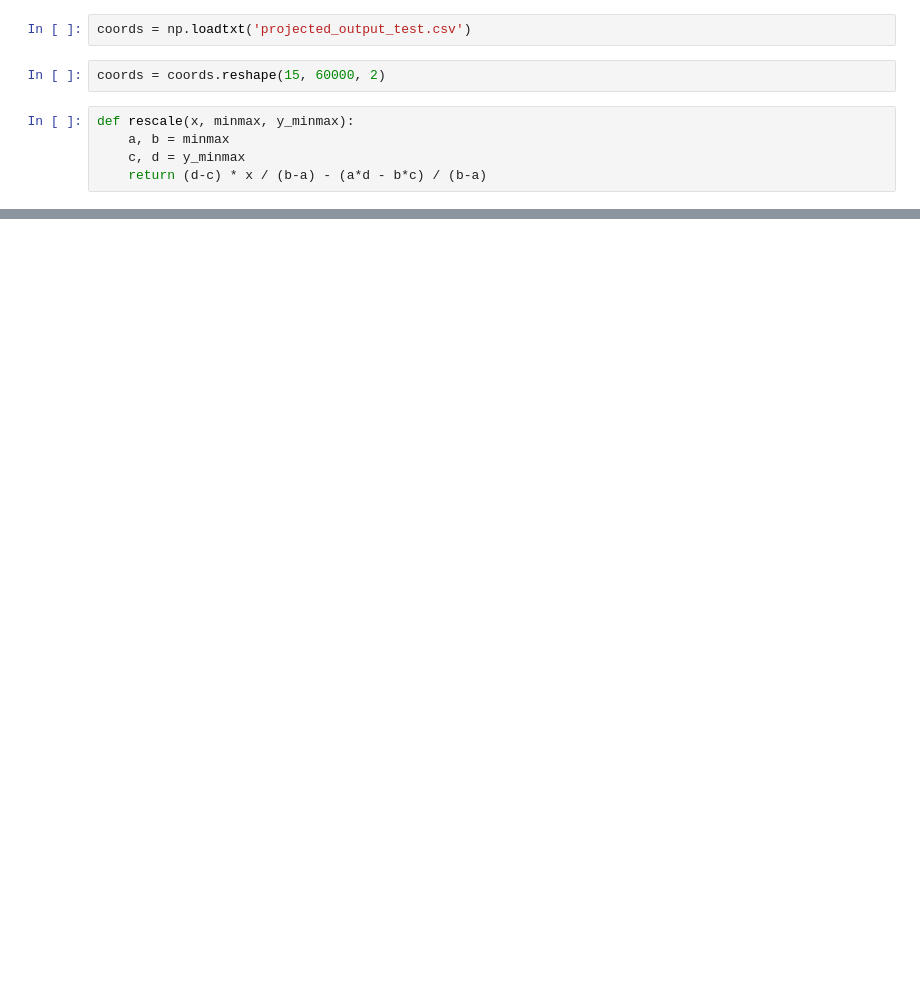
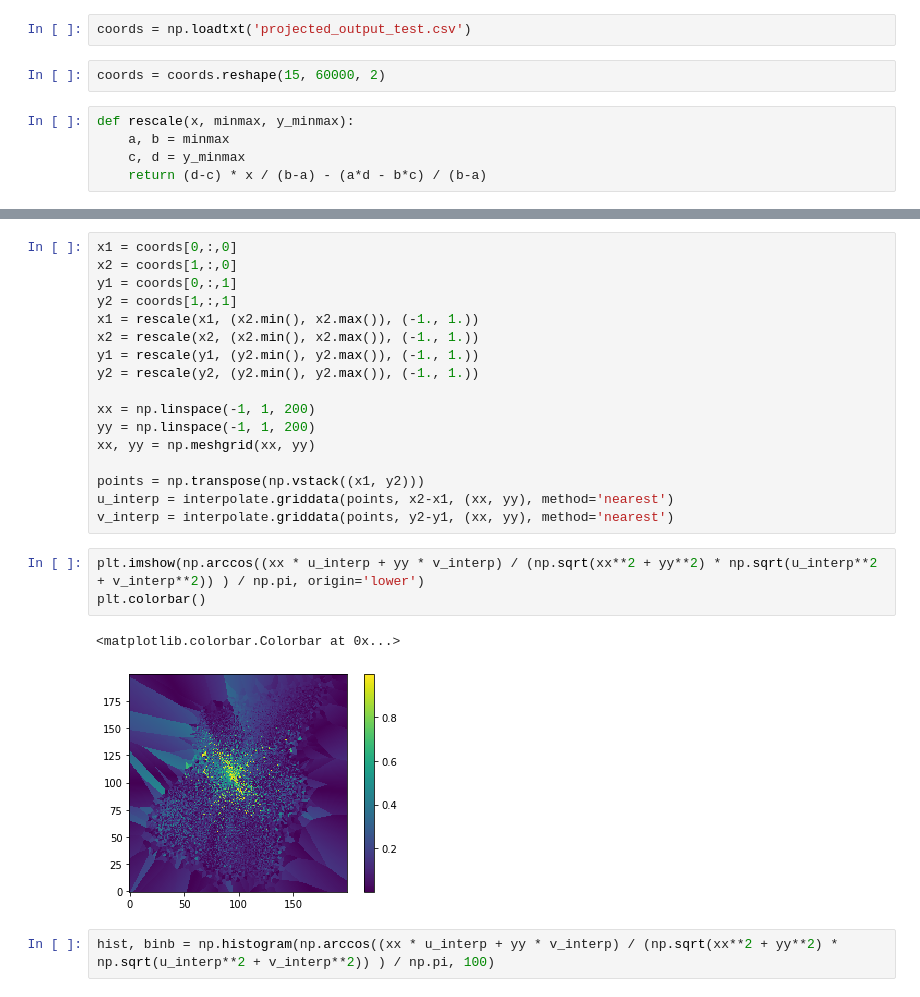
Before and after one commit to einbandi/ptsne-pytorch, a Jupyter notebook: vector-field.ipynb, the cells around one changed output, grey strips where cells are left out. Cells and saved outputs as stored; diff of their text form; blank space fills up the shorter version.

```diff
--- a/vector-field.ipynb
+++ b/vector-field.ipynb
@@ -324,0 +416,25 @@ plt.quiver(xx[idx_x, idx_y], yy[idx_x, idx_y], u_interp[idx_x, idx_y], v_interp[
+# %%
+x1 = coords[0,:,0]
+x2 = coords[1,:,0]
+y1 = coords[0,:,1]
+y2 = coords[1,:,1]
+x1 = rescale(x1, (x2.min(), x2.max()), (-1., 1.))
+x2 = rescale(x2, (x2.min(), x2.max()), (-1., 1.))
+y1 = rescale(y1, (y2.min(), y2.max()), (-1., 1.))
+y2 = rescale(y2, (y2.min(), y2.max()), (-1., 1.))
+
+xx = np.linspace(-1, 1, 200)
+yy = np.linspace(-1, 1, 200)
+xx, yy = np.meshgrid(xx, yy)
+
+points = np.transpose(np.vstack((x1, y2)))
+u_interp = interpolate.griddata(points, x2-x1, (xx, yy), method='nearest')
+v_interp = interpolate.griddata(points, y2-y1, (xx, yy), method='nearest')
+# %%
+plt.imshow(np.arccos((xx * u_interp + yy * v_interp) / (np.sqrt(xx**2 + yy**2) * np.sqrt(u_interp**2 + v_interp**2)) ) / np.pi, origin='lower')
+plt.colorbar()
+# %% [output]
+<matplotlib.colorbar.Colorbar at 0x...>
+[figure, added]
+# %%
+hist, binb = np.histogram(np.arccos((xx * u_interp + yy * v_interp) / (np.sqrt(xx**2 + yy**2) * np.sqrt(u_interp**2 + v_interp**2)) ) / np.pi, 100)
```
Also changed, not shown: parts of 24 cells of this notebook, 1 other file.
